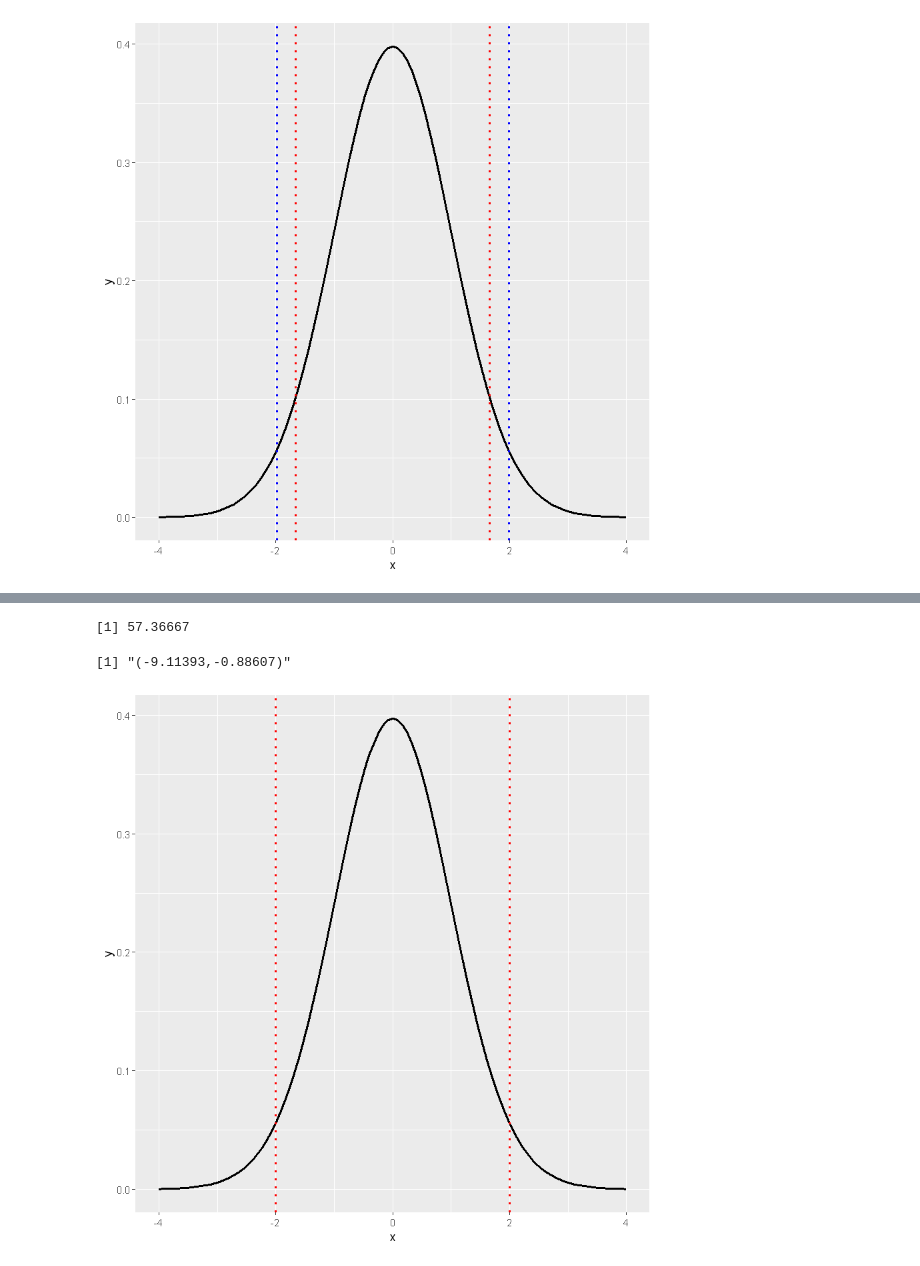
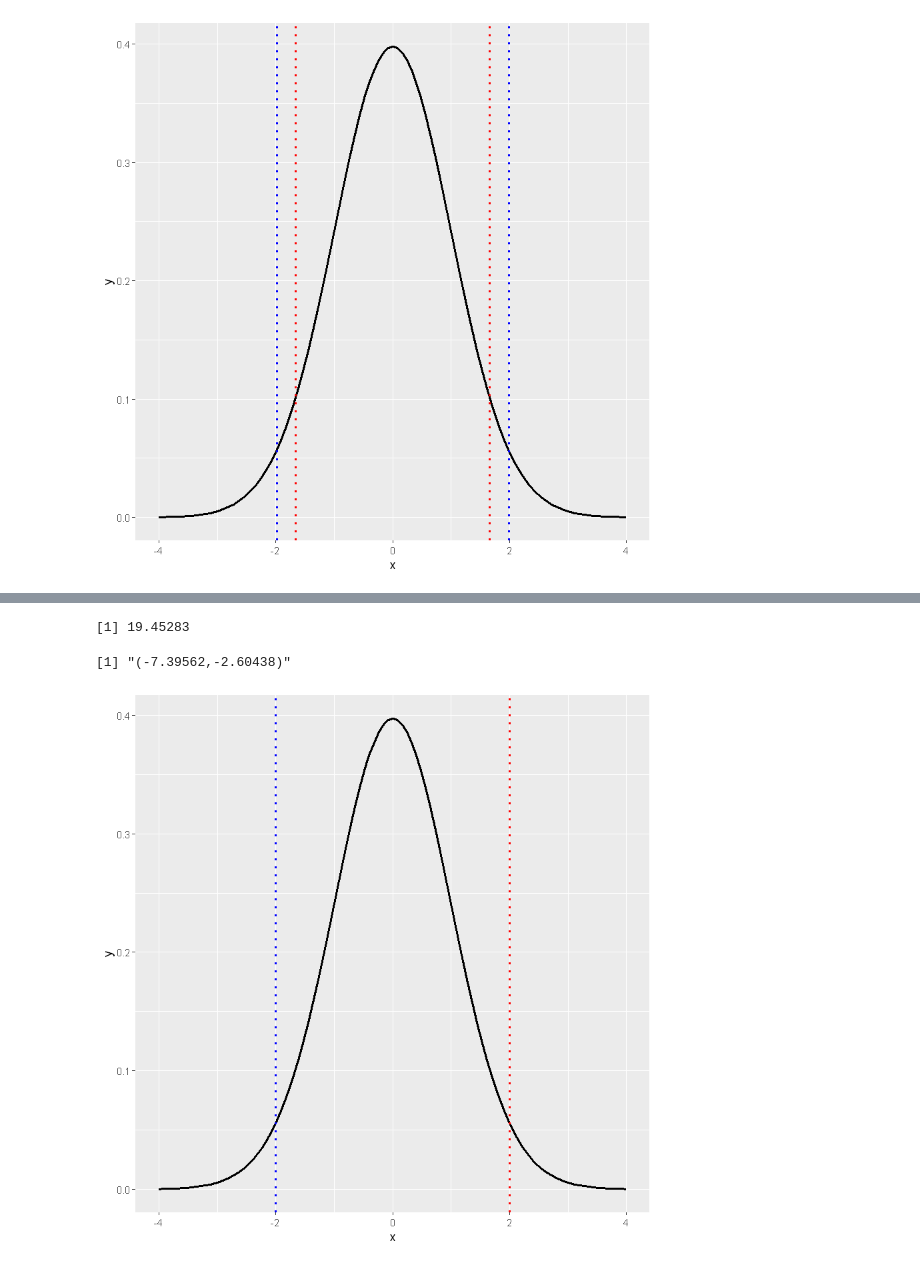
Before and after one commit to D4R6-Robot/Statistics, a Jupyter notebook: 2nd semester/00.ElementStatistics/HW5.ipynb, the cells around one changed output, grey strips where cells are left out. Cells and saved outputs as stored; diff of their text form; code cells hidden in the pictures.

```diff
--- a/2nd semester/00.ElementStatistics/HW5.ipynb
+++ b/2nd semester/00.ElementStatistics/HW5.ipynb
@@ -25,3 +97,21 @@ ggplot(data.frame(x = c(-4, 4)), aes(x = x)) +
 [1] "(168.33961,171.66039)"
 [1] "(168.01578,171.98422)"
 [figure]
+# %%
+# 10. 포아송 분포를 따르는 모집단으로부터 구한 크기가 20인 랜덤표본의 합이 i : 1 ~ 20 ΣX_i  = 200 으로 주워졌을 때,
+# 정규근사 N(λ, λ) 를 활용하여 모수 λ에 대한 신뢰수준 95%의 신뢰구간을 구하시오.
+
+sum <- 200; n <- 20
+
+lambda <- sum/n
+
+# 모분산이 알려져 있지 않을 때
+CI_L <- lambda + (qnorm(p = 0.05/2, mean = lambda, sd = sqrt(lambda), lower.tail = TRUE) * sqrt(x_standard / n))
+CI_R <- lambda + (qnorm(p = 0.05/2, mean = lambda, sd = sqrt(lambda), lower.tail = FALSE) * sqrt(x_standard / n))
+
+sprintf("%s%s%.5f%s%.5f%s",'CI for λ : ','(' ,CI_L ,',' ,CI_R ,')')
+
+x <- seq(-0, 20, length = 200)
+plot(x, dnorm(x, mean = lambda, sd = sqrt(lambda)), type='l', main="Normal distribution, X ~ N(λ ,λ)")
+abline(v = qnorm(p = 0.05/2, mean = lambda, sd = sqrt(lambda), lower.tail = TRUE), col="red", lwd=3)
+abline(v = qnorm(p = 0.05/2, mean = lambda, sd = sqrt(lambda), lower.tail = FALSE), col="blue", lwd=3)
@@ -28,43 +121,35 @@ ggplot(data.frame(x = c(-4, 4)), aes(x = x)) +
 # %%
 # 12. 정규 분포를 따르는 두개의 모집단의 평균을 비교하기 위해 크기가 30, 40 인 표본을
 # 각 모집단으로부터 랜덤 추출하여 다음과 같은 결과를 얻었다고 하자.
 
 n <- 30; X_mean <- 240; S_X_sq <- 19;
 m <- 25; Y_mean <- 245; S_Y_sq <- 20;
 
 # (1) 두 모집단의 분산이 같다고 할 때, 공통된 분산을 추정하시오.
 
-S_P_sq <- (((n - 1) * S_X_sq) + ((m - 1) * S_Y_sq)) / n + m - 2
+S_P_sq <- (((n - 1) * S_X_sq) + ((m - 1) * S_Y_sq)) / (n + m - 2)
 round(S_P_sq, 5)
 
 # (2) (1) 의 결과를 이용하여 두 모평균의 차이에 대해 신뢰 수준이 95% 인 신뢰구간을 구하시오.
 
-CI_L <- (X_mean - Y_mean) +
-(
-    qt(p = 0.025, df= n + m - 2, lower.tail = TRUE) * sqrt(S_P_sq) * sqrt(1/n + 1/m)
-)
-
-CI_R <- (X_mean - Y_mean) +
-(
-    qt(p = 0.025, df= n + m - 2, lower.tail = FALSE) * sqrt(S_P_sq) * sqrt(1/n + 1/m)
-)
+CI_L <- (X_mean - Y_mean) + (qt(p = 0.025, df= n + m - 2, lower.tail = TRUE) * sqrt(S_P_sq) * sqrt(1/n + 1/m))
+CI_R <- (X_mean - Y_mean) + (qt(p = 0.025, df= n + m - 2, lower.tail = FALSE) * sqrt(S_P_sq) * sqrt(1/n + 1/m))
 
 sprintf("%s%.5f%s%.5f%s",'(' ,CI_L ,',' ,CI_R ,')')
 
 # T ~ t(n) 일때, P[T > T_α(n)] = α 를 만족하는 t_α(n)의 값을 표시.
 # qt(p = 0.05, df = 1, lower.tail = FALSE)
 
-library(ggplot2)
 ggplot(data.frame(x = c(-4, 4)), aes(x = x)) +
     stat_function(fun = dt, args = list(df = n + m - 2), size = 1) +
     geom_vline(xintercept = qt(p = 0.05/2, df= n + m - 2, lower.tail = TRUE)
-               , linetype = 'dotted', color='red', size = 1) +
+               , linetype = 'dotted', color='blue', size = 1) +
     geom_vline(xintercept = qt(p = 0.05/2, df= n + m - 2, lower.tail = FALSE)
                , linetype = 'dotted', color='red', size = 1)
 # %% [output]
-[1] 57.36667
+[1] 19.45283
-[1] "(-9.11393,-0.88607)"
+[1] "(-7.39562,-2.60438)"
-[figure, old version]
+[figure, new version]
 # %%
 # 14. 어떤 제조라인에서 랜덤 추출한 제품 10개의 중량의 분산이 4.5 였다.
 # 제품의 중량은 정규분포를 따른다고 할 때, 모분산 에 대한 신뢰수준이 95%인 신뢰 구간을 구하시오.
```
Also changed, not shown: parts of 6 cells of this notebook, 2 other files.
